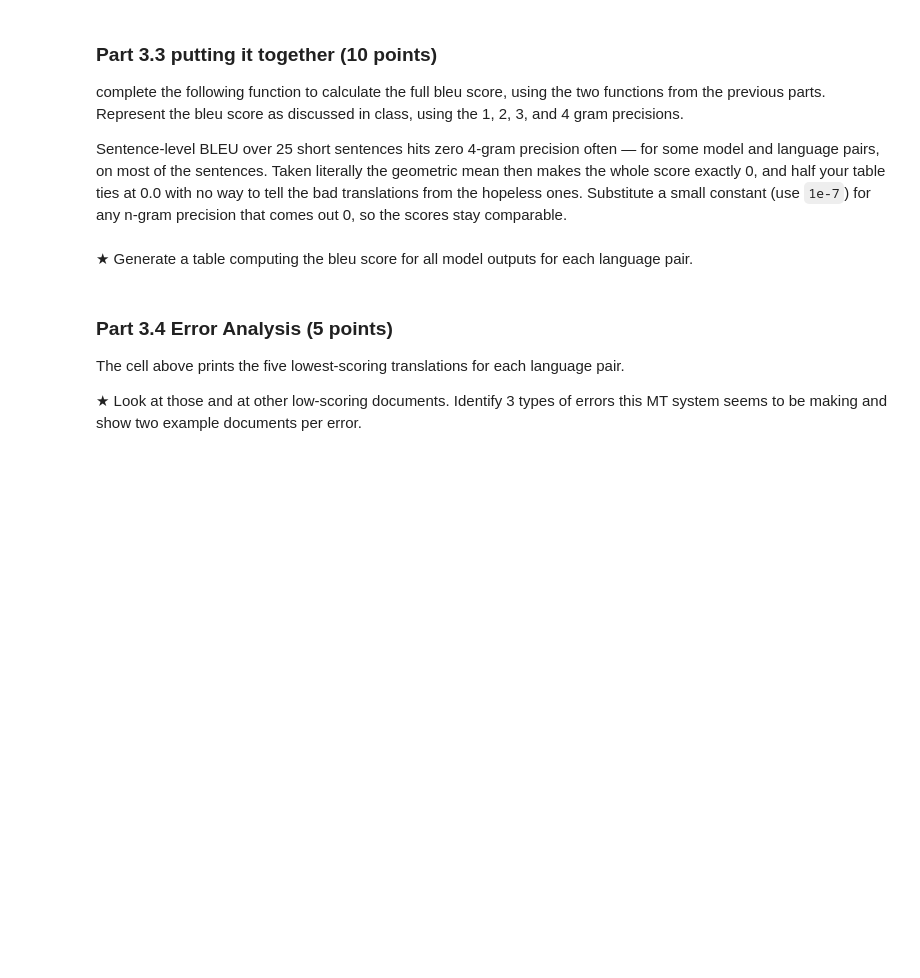
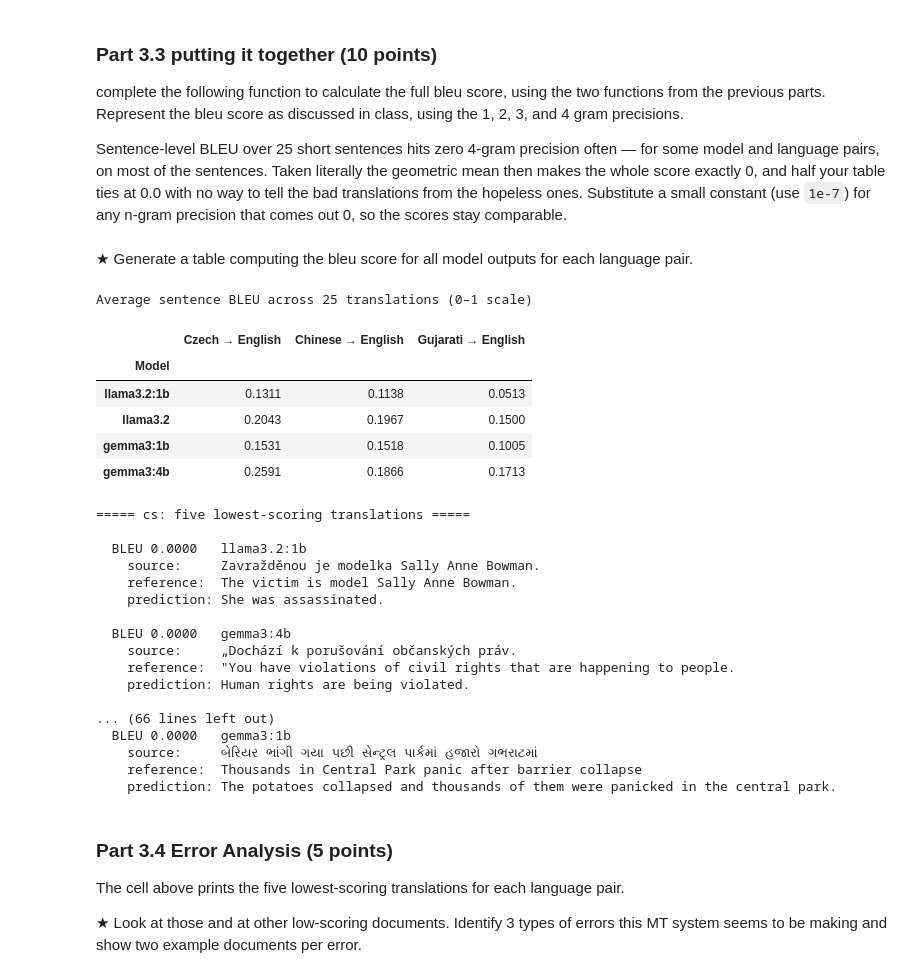
Before and after one commit to CSAyush/CSAyush.github.io, a Jupyter notebook: HW1.ipynb, the cells around one changed output. Cells and saved outputs as stored; diff of their text form; code cells hidden in the pictures; blank space fills up the shorter version.

```diff
--- a/HW1.ipynb
+++ b/HW1.ipynb
@@ -1188,9 +1318,17 @@ complete the following function to calculate the brevity penalty for the bleu sc
 
 `pred` and `ref` are the raw strings here too.
 # %%
+import math
 def brev_pen(pred, ref):
-    # TODO: Implement this function.
-    pass
+    predicted_length = len(tokenize_text(pred))
+    reference_length = len(tokenize_text(ref))
+
+    if predicted_length == 0:
+        return 0.0
+    elif predicted_length >= reference_length:
+        return 1.0
+
+    return math.exp(1-reference_length/predicted_length)
 # %%
 brevity_penalties_cs = dict()
 for model in models:
@@ -1213,8 +1351,14 @@ small constant (use `1e-7`) for any n-gram precision that comes out 0, so the
 scores stay comparable.
 # %%
 def bleu(pred, ref):
-    # TODO: Implement this function.
-    pass
+    product = 1.0
+    for n in range(1, 5):
+        precision = ng_prec(pred, ref, n)
+        if precision == 0:
+            precision = 1e-7
+        product = product * precision
+
+    return brev_pen(pred, ref) * product ** 0.25
 # %% [markdown]
 ★ Generate a table computing the bleu score for all model outputs for each language pair.
 # %%
@@ -1233,33 +1377,77 @@ for model in models:
 
     predictions_zh = dataset_zh[f'predictions_{model}']
     for reference, prediction in zip(references_zh, predictions_zh):
         bleu_scores_zh[model].append(bleu(prediction, reference))
 
     predictions_gu = dataset_gu[f'predictions_{model}']
     for reference, prediction in zip(references_gu, predictions_gu):
         bleu_scores_gu[model].append(bleu(prediction, reference))
 
 save_results(bleu_scores_cs, "results/bleu_scores_cs.json")
 save_results(bleu_scores_zh, "results/bleu_scores_zh.json")
 save_results(bleu_scores_gu, "results/bleu_scores_gu.json")
 
 # TODO: Scratch space for computing average BLEU and generating a table to compare across models.
 
+translation_scores = {"Czech → English": bleu_scores_cs,
+                      "Chinese → English": bleu_scores_zh,
+                      "Gujarati → English": bleu_scores_gu}
+
+rows = []
+for model in models:
+    row = {"Model": model}
+
+    for lang_pair, scores in translation_scores.items():
+        sentence_scores = scores[model]
+        row[lang_pair] = sum(sentence_scores) / len(sentence_scores)
+
+    rows.append(row)
+
+bleu_table = pd.DataFrame(rows).set_index("Model")
+
+print("Average sentence BLEU across 25 translations (0–1 scale)")
+display(bleu_table.style.format("{:.4f}"))
+
 # The lowest-scoring translations, which Part 3.4 asks you to look at.
 SOURCE_COLUMN = {"cs": "czech_text", "zh": "chinese_text", "gu": "gujarati_text"}
 for language, dataset, scores in [("cs", dataset_cs, bleu_scores_cs),
                                   ("zh", dataset_zh, bleu_scores_zh),
                                   ("gu", dataset_gu, bleu_scores_gu)]:
     ranked = sorted((score, model, i) for model in models
                     for i, score in enumerate(scores[model]) if score is not None)
     if not ranked:
         continue
     print(f"\n===== {language}: five lowest-scoring translations =====")
     for score, model, i in ranked[:5]:
         print(f"\n  BLEU {score:.4f}   {model}")
         print(f"    source:     {dataset[SOURCE_COLUMN[language]][i][:120]}")
         print(f"    reference:  {dataset['english_text'][i][:120]}")
         print(f"    prediction: {dataset[f'predictions_{model}'][i][:120]}")
+# %% [output]
+Average sentence BLEU across 25 translations (0–1 scale)
+|  | Czech → English | Chinese → English | Gujarati → English |
+| Model |  |  |  |
+| llama3.2:1b | 0.1311 | 0.1138 | 0.0513 |
+| llama3.2 | 0.2043 | 0.1967 | 0.1500 |
+| gemma3:1b | 0.1531 | 0.1518 | 0.1005 |
+| gemma3:4b | 0.2591 | 0.1866 | 0.1713 |
+===== cs: five lowest-scoring translations =====
+
+  BLEU 0.0000   llama3.2:1b
+    source:     Zavražděnou je modelka Sally Anne Bowman.
+    reference:  The victim is model Sally Anne Bowman.
+    prediction: She was assassinated.
+
+  BLEU 0.0000   gemma3:4b
+    source:     „Dochází k porušování občanských práv.
+    reference:  "You have violations of civil rights that are happening to people.
+    prediction: Human rights are being violated.
+
+... (66 lines left out)
+  BLEU 0.0000   gemma3:1b
+    source:     બેરિયર ભાંગી ગયા પછી સેન્ટ્રલ પાર્કમાં હજારો ગભરાટમાં
+    reference:  Thousands in Central Park panic after barrier collapse
+    prediction: The potatoes collapsed and thousands of them were panicked in the central park.
 # %% [markdown]
 ### Part 3.4 Error Analysis (5 points)
 
```
Also changed, not shown: parts of 21 cells of this notebook.
